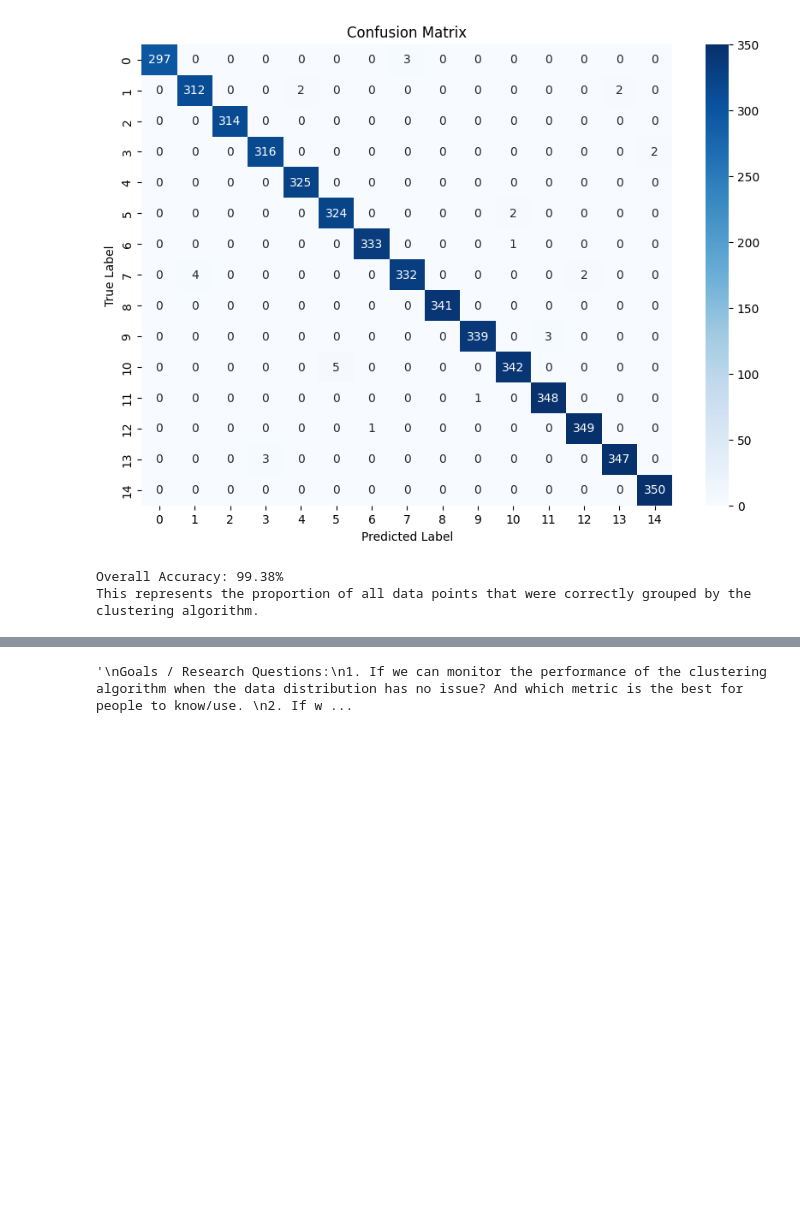
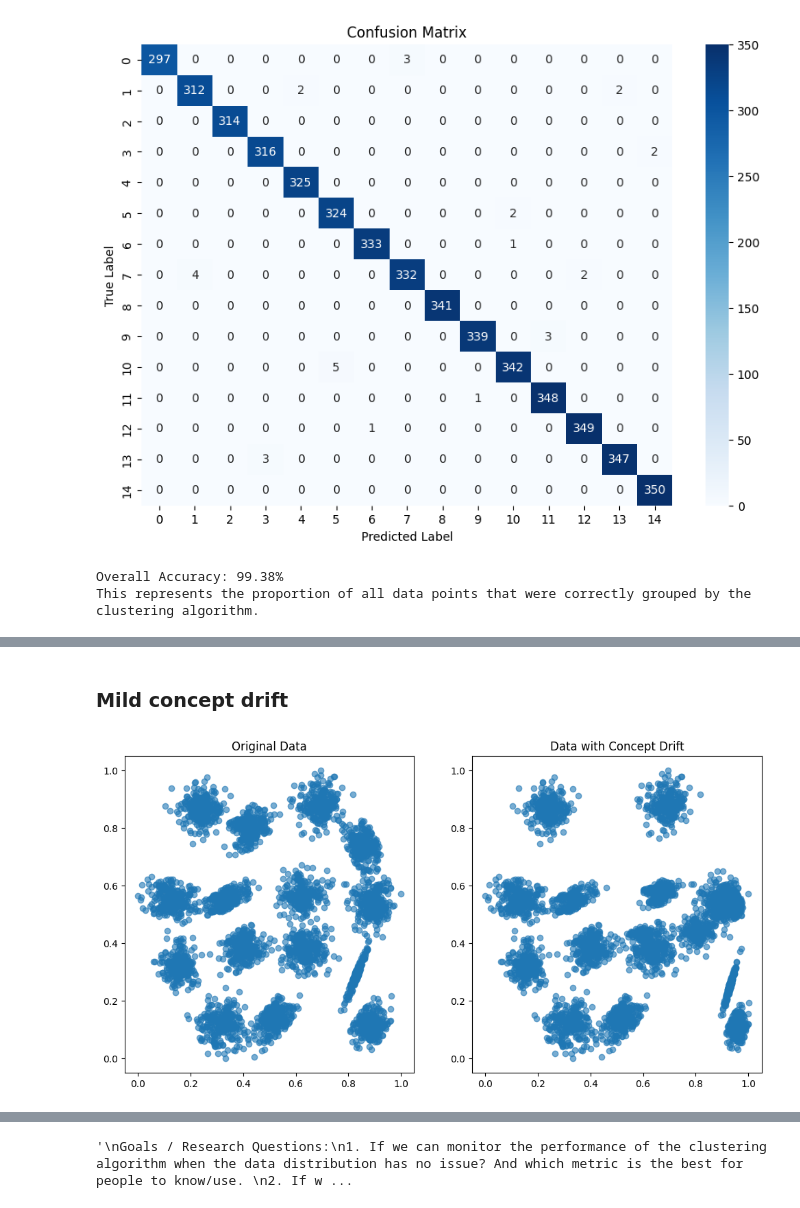
Before and after one commit to akila-ocj/awesome-cluster-algorithm-comparison, a Jupyter notebook: notebooks_clustering_algorithms/01_k-means_clustering.ipynb, the cells around one changed output, grey strips where cells are left out. Cells and saved outputs as stored; diff of their text form; code cells hidden in the pictures; blank space fills up the shorter version.

```diff
--- a/notebooks_clustering_algorithms/01_k-means_clustering.ipynb
+++ b/notebooks_clustering_algorithms/01_k-means_clustering.ipynb
@@ -81,0 +285,35 @@ Accuracy: 0.9938
+# %% [markdown]
+### Mild concept drift
+# %%
+processed_data = pd.read_csv(file_path)
+# Create deep copies of the segments to avoid SettingWithCopyWarning
+segment_1 = processed_data.iloc[:int(len(processed_data)/3), :].copy()
+segment_2 = processed_data.iloc[int(len(processed_data)/3):int(2*len(processed_data)/3), :].copy()
+segment_3 = processed_data.iloc[int(2*len(processed_data)/3):, :].copy()
+
+# Mild Concept Drift Transformations
+segment_1.loc[:, 'X'] = np.sqrt(segment_1['X']) * 1.02
+segment_1.loc[:, 'Y'] = np.log1p(segment_1['Y']) * 0.98
+
+
+# Reassemble the dataset
+processed_data_with_drift = pd.concat([segment_1, segment_2, segment_3]).reset_index(drop=True)
+
+# Visualization code remains the same
+import matplotlib.pyplot as plt
+
+plt.figure(figsize=(12, 6))
+
+# Original data
+plt.subplot(1, 2, 1)
+plt.scatter(processed_data['X'], processed_data['Y'], alpha=0.6)
+plt.title('Original Data')
+
+# Data with concept drift
+plt.subplot(1, 2, 2)
+plt.scatter(processed_data_with_drift['X'], processed_data_with_drift['Y'], alpha=0.6)
+plt.title('Data with Concept Drift')
+
+plt.show()
+# %% [output]
+[figure, added]
```
Also changed, not shown: parts of 29 cells of this notebook, 2 other files.
